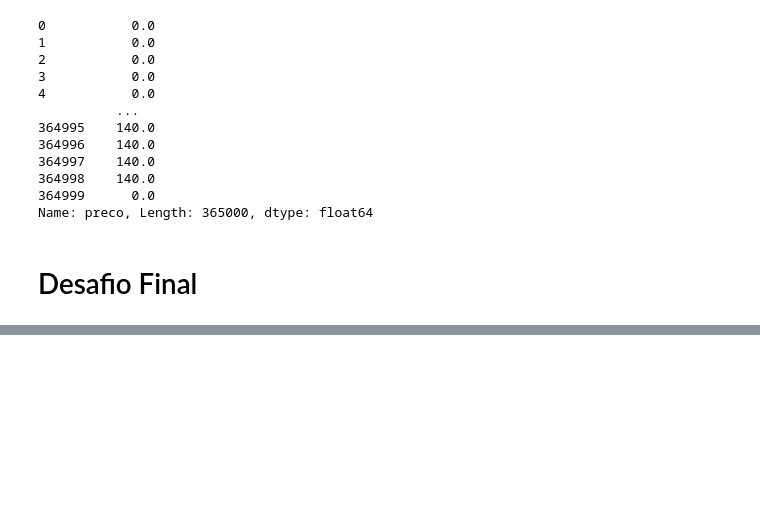
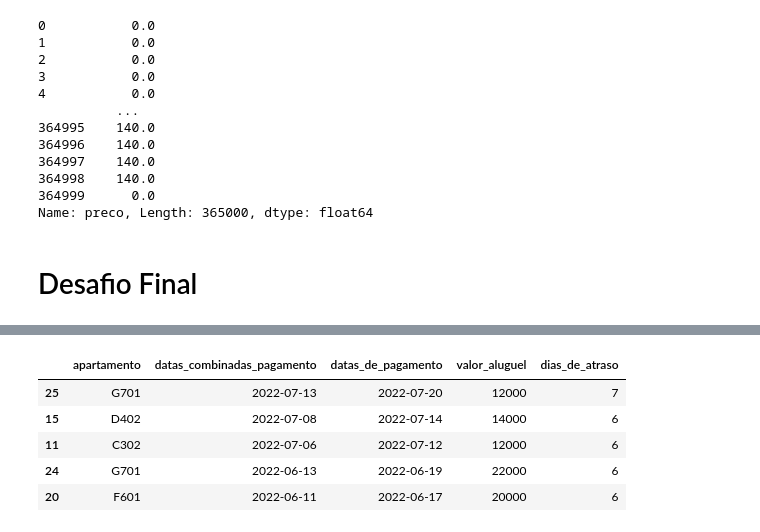
Before and after one commit to felipebocajr/Python-para-dados, a Jupyter notebook: pandas/transformação e manipulação de dados/pandas.ipynb, the cells around one changed output, grey strips where cells are left out. Cells and saved outputs as stored; diff of their text form; code cells hidden in the pictures; blank space fills up the shorter version.

```diff
--- a/pandas/transformação e manipulação de dados/pandas.ipynb
+++ b/pandas/transformação e manipulação de dados/pandas.ipynb
@@ -756,0 +833,17 @@ dados_clientes.head()
+# %%
+dados_condominio['datas_combinadas_pagamento'] = pd.to_datetime(dados_condominio['datas_combinadas_pagamento'], format='%d/%m/%Y')
+dados_condominio['datas_de_pagamento'] = pd.to_datetime(dados_condominio['datas_de_pagamento'], format='%d/%m/%Y')
+# %%
+dados_condominio['dias_de_atraso'] = dados_condominio['datas_de_pagamento'] - dados_condominio['datas_combinadas_pagamento']
+# %%
+dados_condominio['dias_de_atraso'] = dados_condominio['dias_de_atraso'].dt.days
+# %%
+pagamentos_atrasados = dados_condominio[dados_condominio['dias_de_atraso'] > 0].sort_values(by='dias_de_atraso', ascending=False)
+pagamentos_atrasados.head()
+# %% [output]
+|  | apartamento | datas_combinadas_pagamento | datas_de_pagamento | valor_aluguel | dias_de_atraso |
+| 25 | G701 | 2022-07-13 | 2022-07-20 | 12000 | 7 |
+| 15 | D402 | 2022-07-08 | 2022-07-14 | 14000 | 6 |
+| 11 | C302 | 2022-07-06 | 2022-07-12 | 12000 | 6 |
+| 24 | G701 | 2022-06-13 | 2022-06-19 | 22000 | 6 |
+| 20 | F601 | 2022-06-11 | 2022-06-17 | 20000 | 6 |
```
Also changed, not shown: parts of 9 cells of this notebook.
